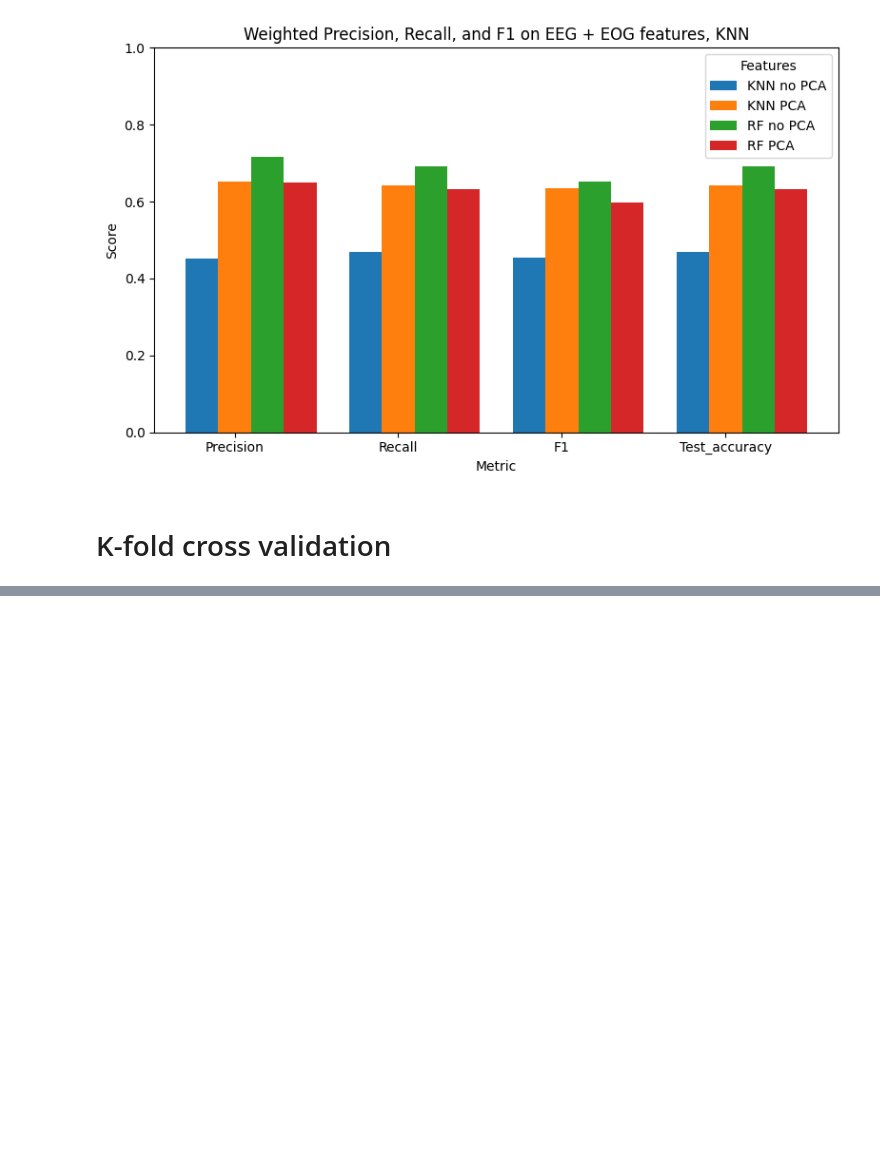
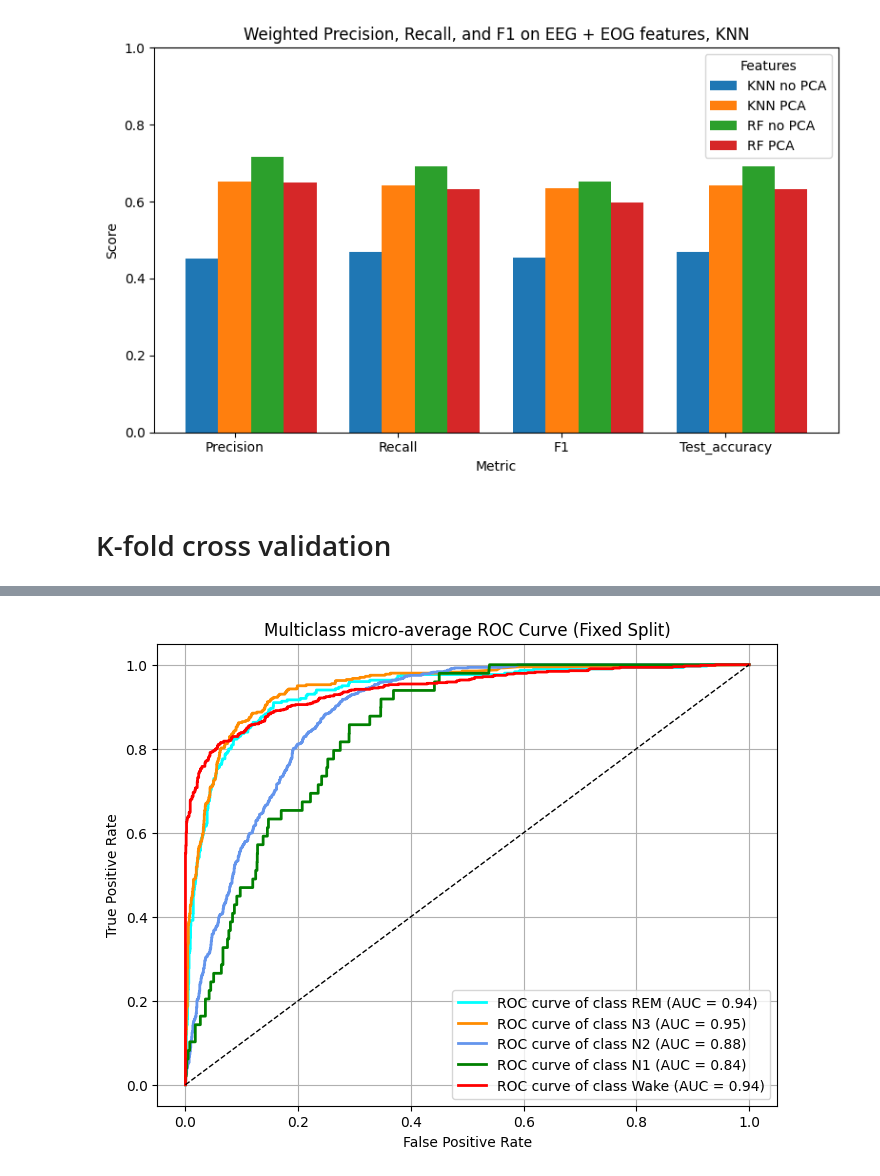
Before and after one commit to markus-marandi/signal-processing-CM2013-ss, a Jupyter notebook: notebooks/Iterative improvements.ipynb, the cells around one changed output, grey strips where cells are left out. Cells and saved outputs as stored; diff of their text form; code cells hidden in the pictures; blank space fills up the shorter version.

```diff
--- a/notebooks/Iterative improvements.ipynb
+++ b/notebooks/Iterative improvements.ipynb
@@ -1529,0 +1576,45 @@ print(f"\n=== Average LOPO Accuracy across patients: {avg_accuracy:.4f} ===")
+# %%
+from sklearn.preprocessing import label_binarize
+from sklearn.metrics import roc_curve, auc
+from sklearn.multiclass import OneVsRestClassifier
+from sklearn.preprocessing import LabelEncoder
+from itertools import cycle
+
+# Binarize the labels
+label_encoder = LabelEncoder()
+y_test_encoded = label_encoder.fit_transform(y_test)
+y_pred_proba = rf.predict_proba(X_test)
+
+# Binarize true and predicted labels for ROC
+y_test_bin = label_binarize(y_test_encoded, classes=range(len(label_names)))
+# y_pred_proba is already suitable shape: (n_samples, n_classes)
+
+# Compute ROC curve and ROC area for each class
+fpr = dict()
+tpr = dict()
+roc_auc = dict()
+
+for i in range(len(label_names)):
+    fpr[i], tpr[i], _ = roc_curve(y_test_bin[:, i], y_pred_proba[:, i])
+    roc_auc[i] = auc(fpr[i], tpr[i])
+
+# Compute micro-average ROC curve and ROC area
+fpr["micro"], tpr["micro"], _ = roc_curve(y_test_bin.ravel(), y_pred_proba.ravel())
+roc_auc["micro"] = auc(fpr["micro"], tpr["micro"])
+
+# Plot ROC curves
+plt.figure(figsize=(8, 6))
+colors = cycle(['aqua', 'darkorange', 'cornflowerblue', 'green', 'red'])
+for i, color in zip(range(len(label_names)), colors):
+    plt.plot(fpr[i], tpr[i], color=color, lw=2,
+             label=f'ROC curve of class {label_names[i]} (AUC = {roc_auc[i]:.2f})')
+
+plt.plot([0, 1], [0, 1], 'k--', lw=1)
+plt.xlabel('False Positive Rate')
+plt.ylabel('True Positive Rate')
+plt.title('Multiclass micro-average ROC Curve (Fixed Split)')
+plt.legend(loc="lower right")
+plt.grid(True)
+plt.show()
+# %% [output]
+[figure, added]
```
Also changed, not shown: parts of 8 cells of this notebook.
